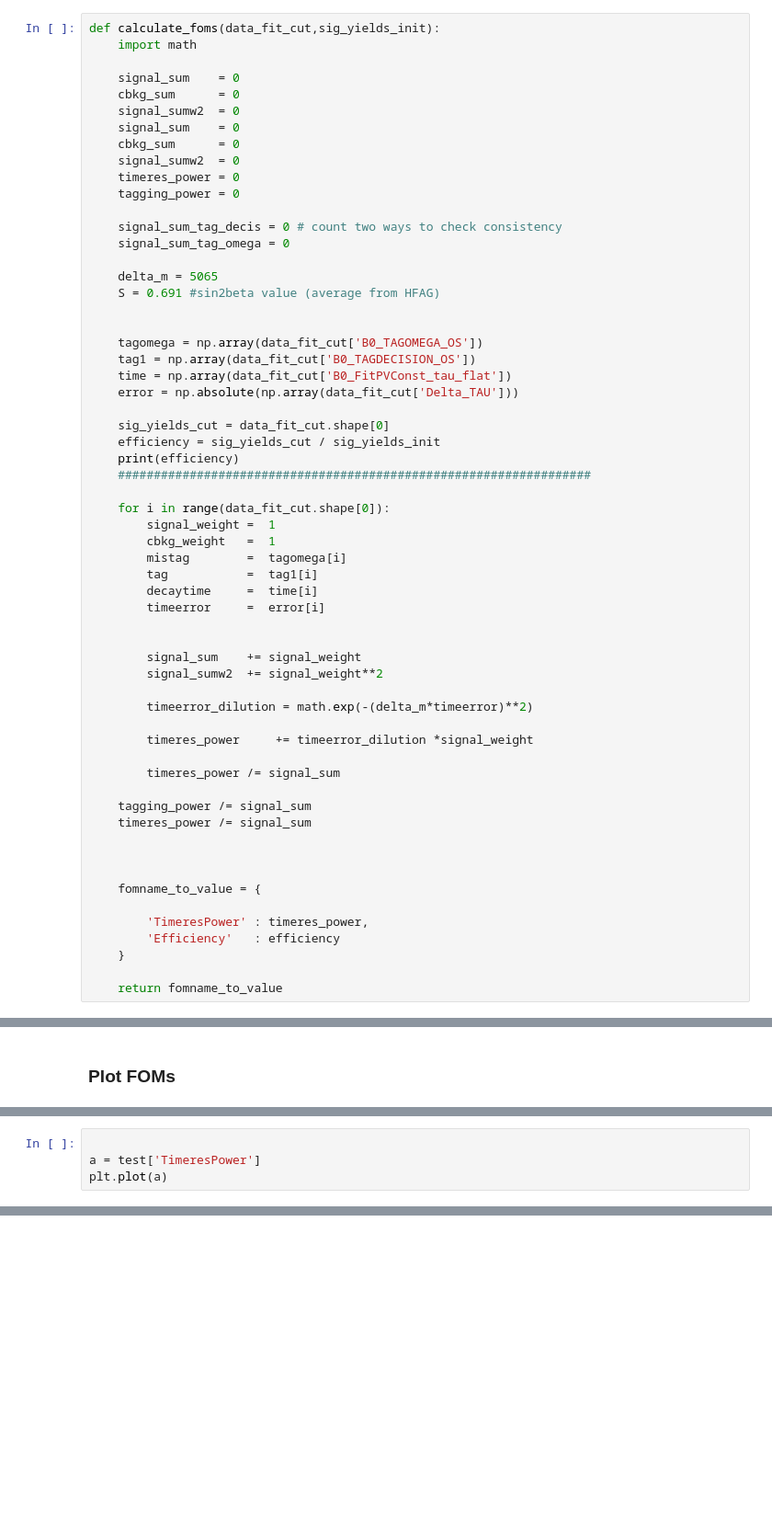
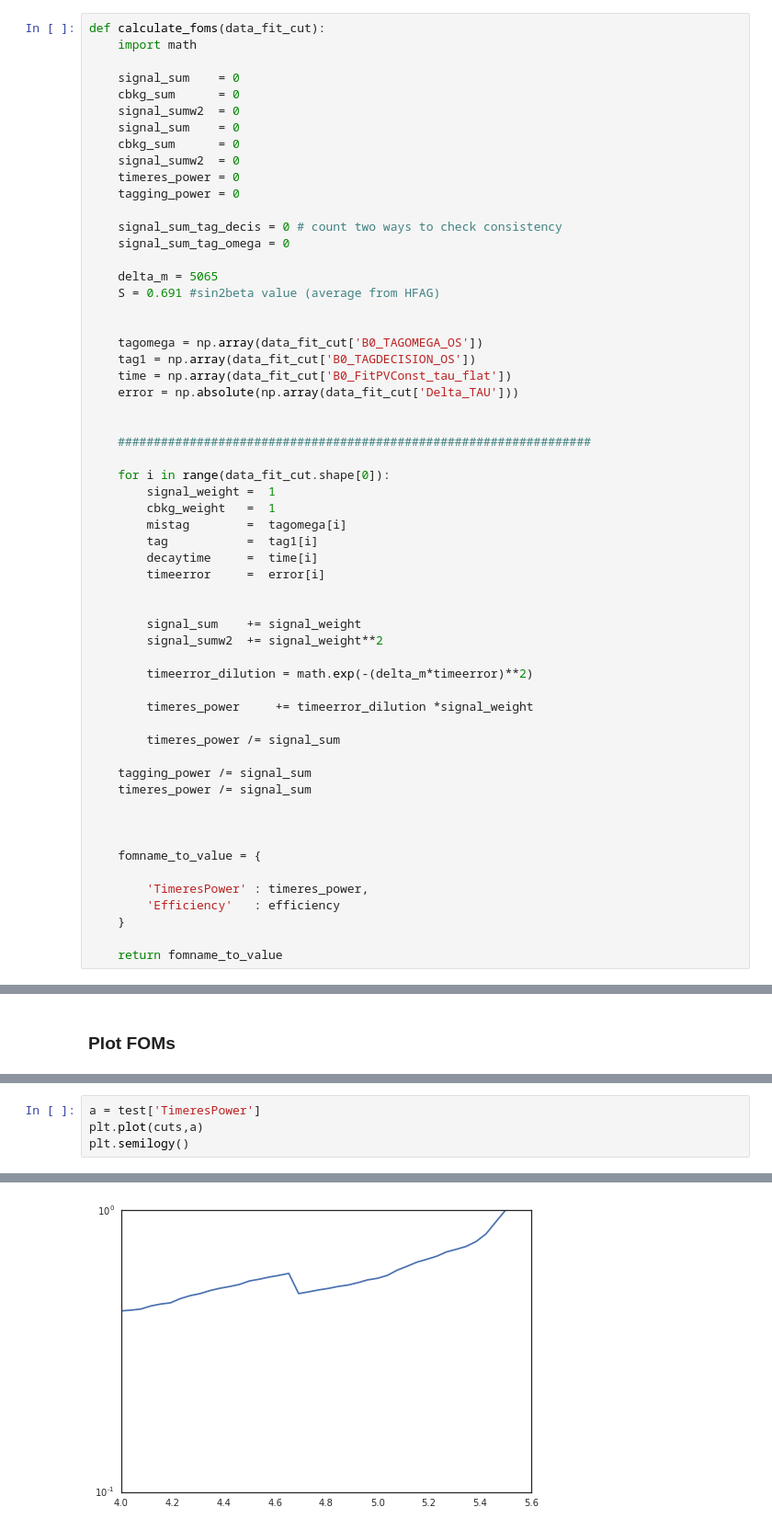
Before and after one commit to chasenberg/Masterthesis, a Jupyter notebook: notebooks/decaytime_studies/wrong_pv/Bd2JpsiKs_wrongPV_bdt_scan.ipynb, the cells around one changed output, grey strips where cells are left out. Shown at 92% size. Drawn from its saved outputs; the diff is of its cells as text; blank space fills up the shorter version.

```diff
--- a/notebooks/decaytime_studies/wrong_pv/Bd2JpsiKs_wrongPV_bdt_scan.ipynb
+++ b/notebooks/decaytime_studies/wrong_pv/Bd2JpsiKs_wrongPV_bdt_scan.ipynb
@@ -114,7 +116,7 @@ final_model = None
 # %% [markdown]
 ### Calculate FOM
 # %%
-def calculate_foms(data_fit_cut,sig_yields_init):
+def calculate_foms(data_fit_cut):
     import math
 
     signal_sum    = 0
@@ -138,9 +140,7 @@ def calculate_foms(data_fit_cut,sig_yields_init):
     time = np.array(data_fit_cut['B0_FitPVConst_tau_flat'])
     error = np.absolute(np.array(data_fit_cut['Delta_TAU']))
 
-    sig_yields_cut = data_fit_cut.shape[0]
-    efficiency = sig_yields_cut / sig_yields_init
-    print(efficiency)
+
     ##################################################################
 
     for i in range(data_fit_cut.shape[0]):
@@ -328,4 +399,5 @@ print(test.shape)
 # %%
-
 a = test['TimeresPower']
-plt.plot(a)
+plt.plot(cuts,a)
+plt.semilogy()
+# %% [output]
@@ -331,0 +405 @@ plt.plot(a)
+[figure, added]
```
Also changed, not shown: parts of 15 cells of this notebook.
